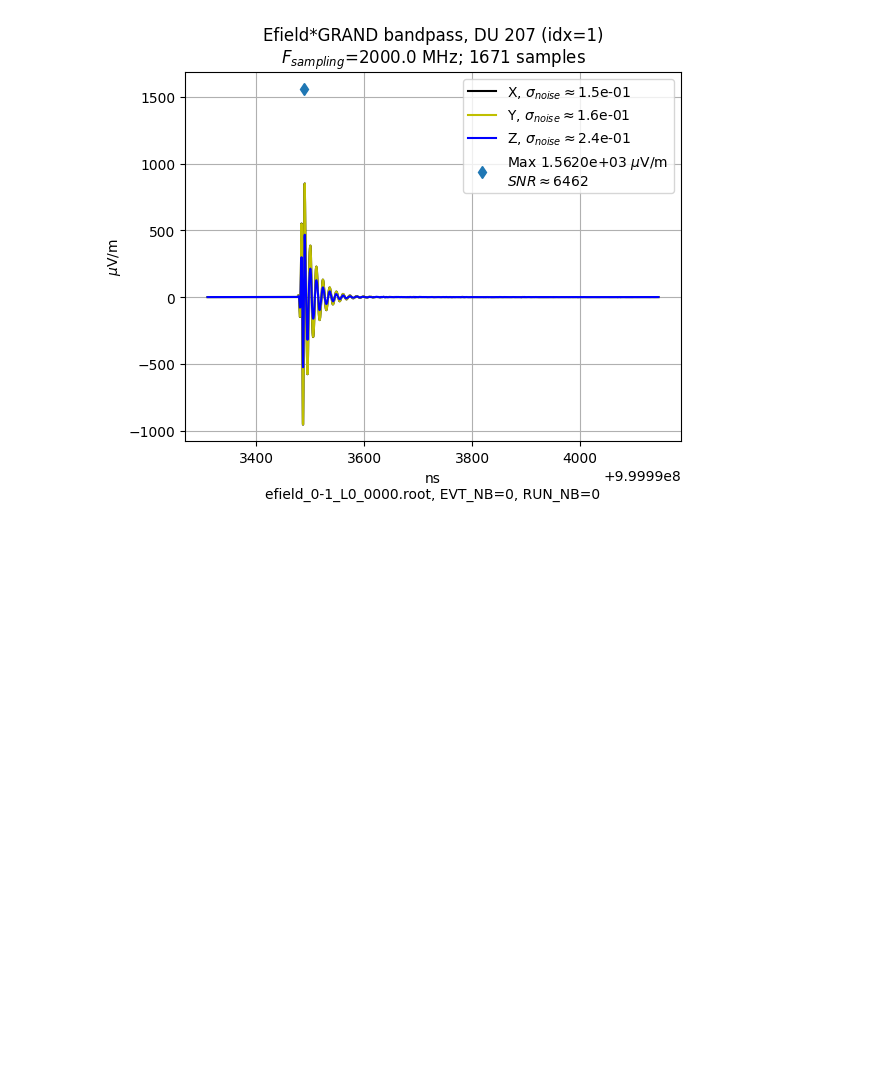
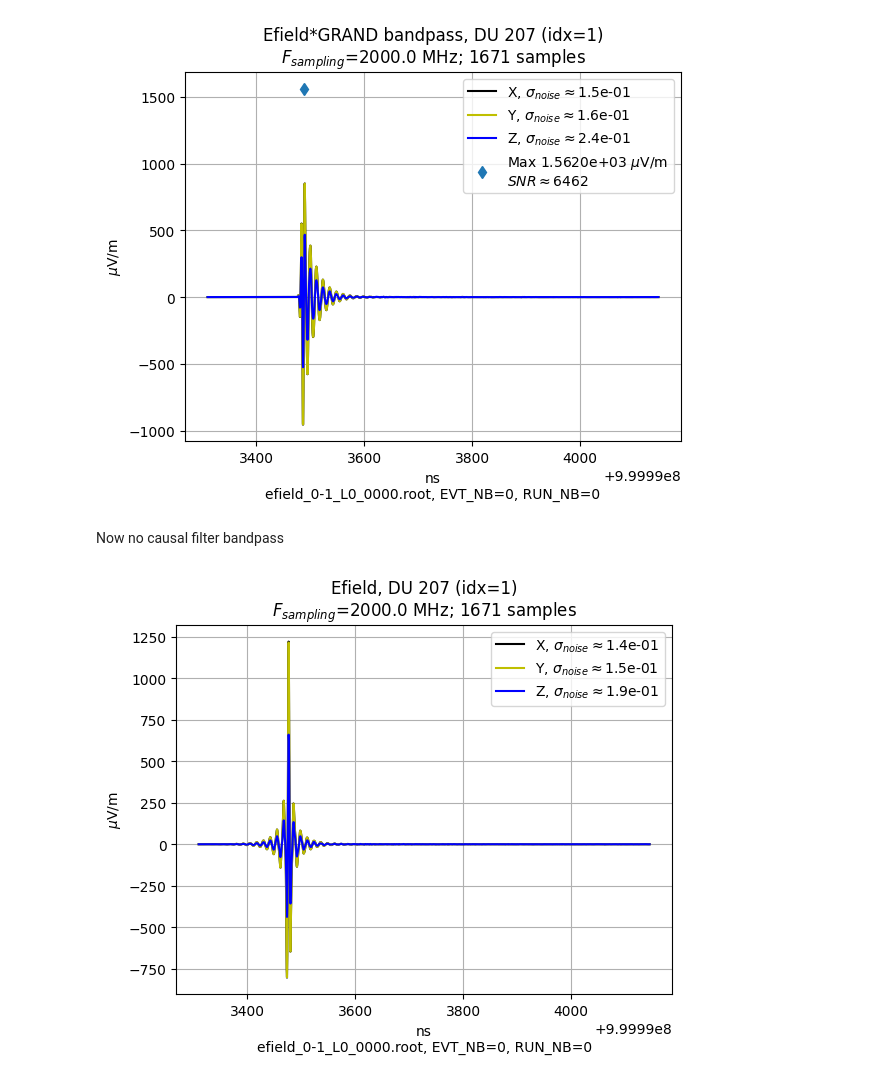
Before and after one commit to grand-mother/grand, a Jupyter notebook: examples/basis/class_Handling3dTraces.ipynb, the cells around one changed output. Cells and saved outputs as stored; diff of their text form; code cells hidden in the pictures; blank space fills up the shorter version.

```diff
--- a/examples/basis/class_Handling3dTraces.ipynb
+++ b/examples/basis/class_Handling3dTraces.ipynb
@@ -279,3 +291,14 @@ ef3d_full.network.plot_footprint_1d(t_max_full-t_max_grand,"t_max_full-t_max_gra
 ef3d_grand.plot_trace_idx(1)
 # %% [output]
 [figure]
+# %% [markdown]
+Now no causal filter bandpass
+# %%
+ef3d_grand_no_causal= get_handling3dtraces(f_root)
+# %%
+ef3d_grand_no_causal.apply_bandpass(80,250,causal=False)
+ef3d_grand_no_causal.keep_only_trace_with_index(l_idx_ok)
+# %%
+ef3d_grand_no_causal.plot_trace_idx(1)
+# %% [output]
+[figure, added]
```
Also changed, not shown: parts of 17 cells of this notebook, 4 other files.
